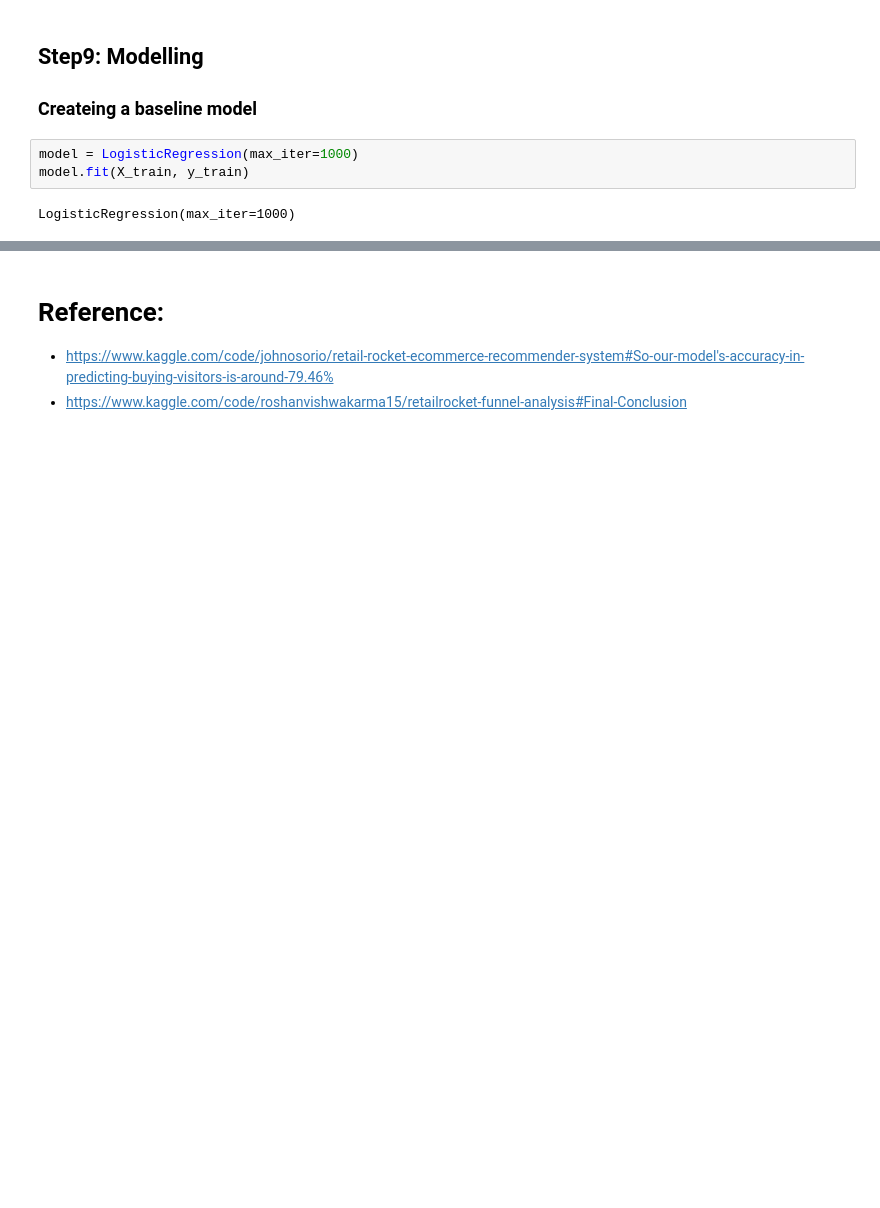
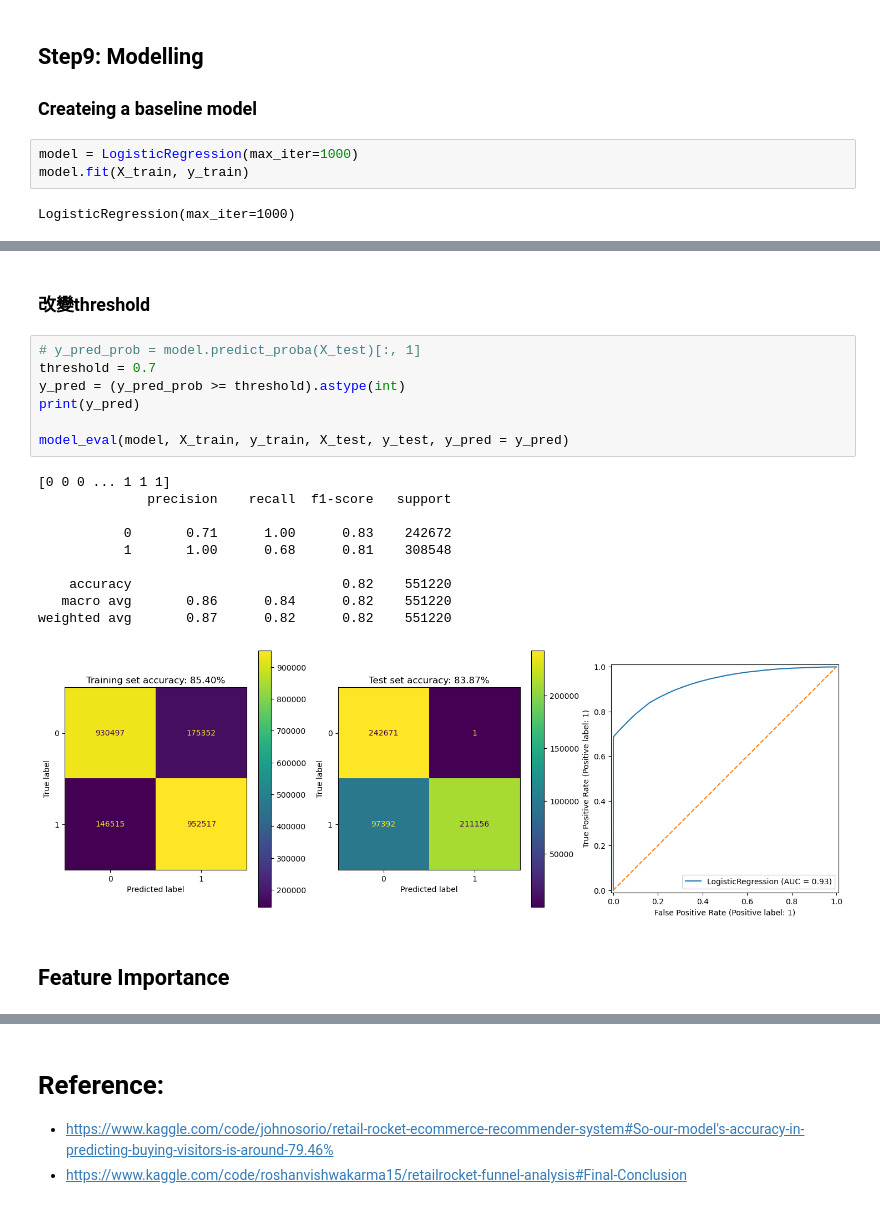
Before and after one commit to Eleanor-git/ecommerce_project, a Jupyter notebook: End_to_End_Customer_Experience_Enhancement_Solution.ipynb, the cells around one changed output, grey strips where cells are left out. Drawn from its saved outputs; the diff is of its cells as text; blank space fills up the shorter version.

```diff
--- a/End_to_End_Customer_Experience_Enhancement_Solution.ipynb
+++ b/End_to_End_Customer_Experience_Enhancement_Solution.ipynb
@@ -767,0 +811,22 @@ model.score(X_test, y_test)
+# %% [markdown]
+### 改變threshold
+# %%
+# y_pred_prob = model.predict_proba(X_test)[:, 1]
+threshold = 0.7
+y_pred = (y_pred_prob >= threshold).astype(int)
+print(y_pred)
+
+model_eval(model, X_train, y_train, X_test, y_test, y_pred = y_pred)
+# %% [output]
+[0 0 0 ... 1 1 1]
+              precision    recall  f1-score   support
+
+           0       0.71      1.00      0.83    242672
+           1       1.00      0.68      0.81    308548
+
+    accuracy                           0.82    551220
+   macro avg       0.86      0.84      0.82    551220
+weighted avg       0.87      0.82      0.82    551220
+[figure, added]
+# %% [markdown]
+## Feature Importance
```
Also changed, not shown: parts of 15 cells of this notebook, 3 other files.
